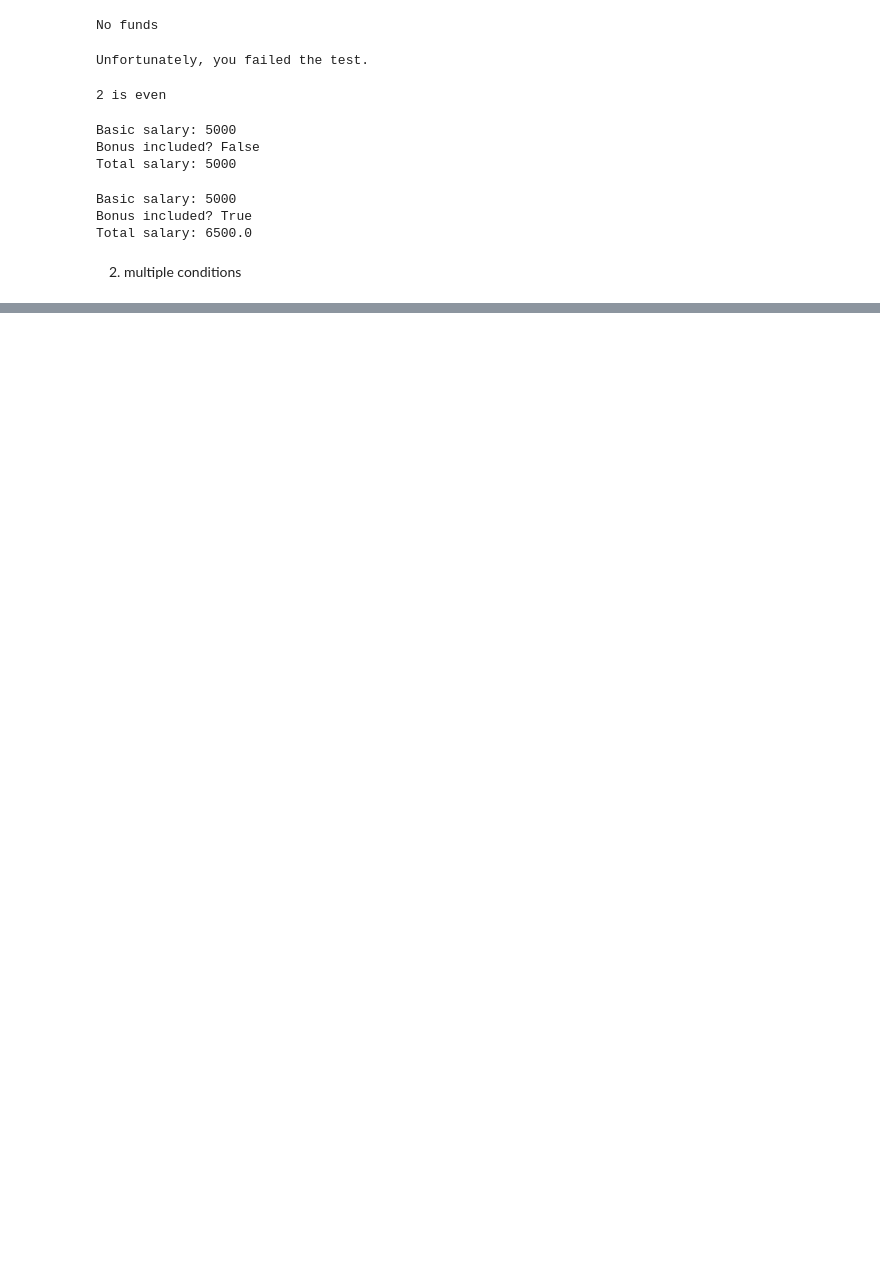
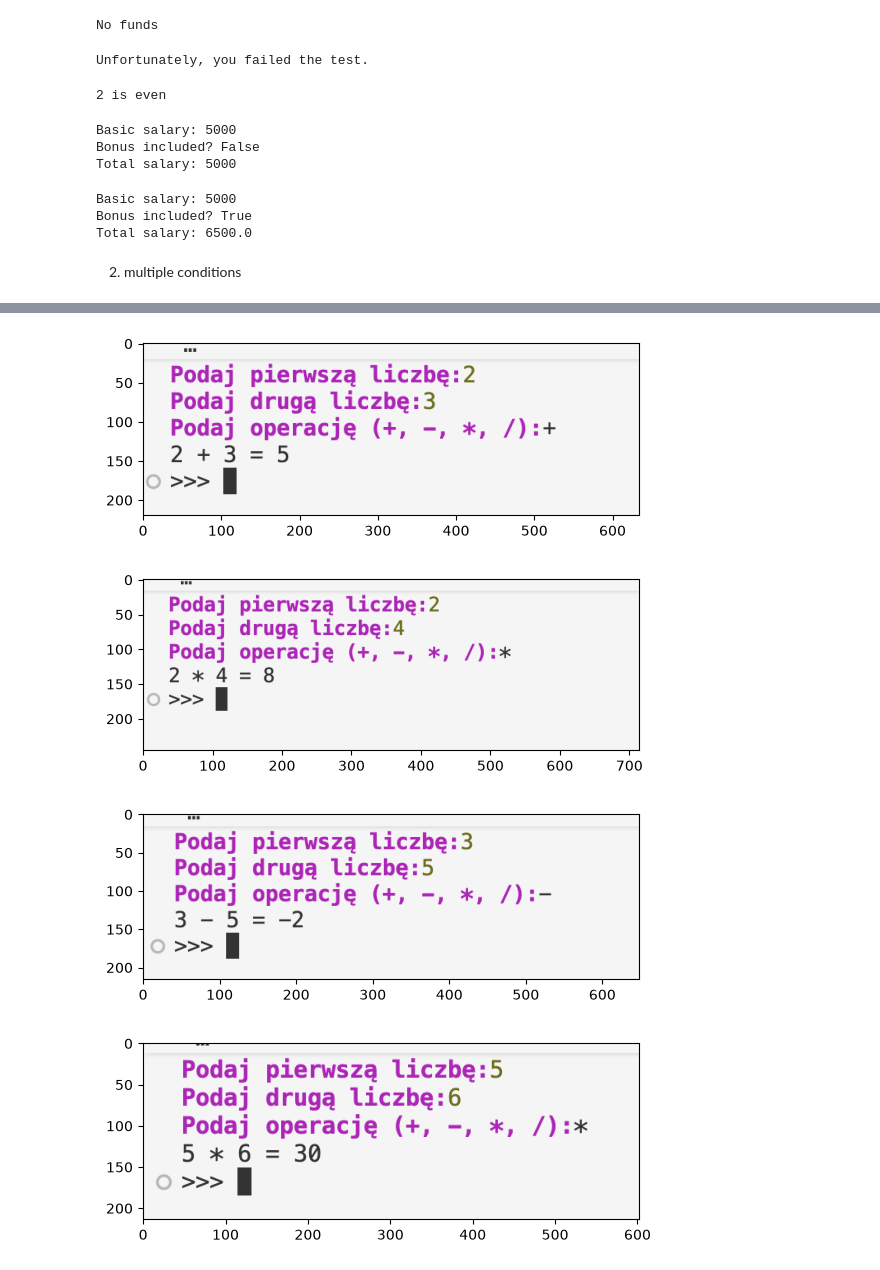
Before and after one commit to magieraem/prg-basics, a Jupyter notebook: 03-ControlStructures/cwiczenia03_191026.ipynb, the cells around one changed output, grey strips where cells are left out. Drawn from its saved outputs; the diff is of its cells as text; code cells hidden in the pictures; blank space fills up the shorter version.

```diff
--- a/03-ControlStructures/cwiczenia03_191026.ipynb
+++ b/03-ControlStructures/cwiczenia03_191026.ipynb
@@ -123,0 +189,15 @@ else:
+# %%
+#4_odp
+imgplot = plt.imshow(mpimg.imread('odp/4_1.png'))
+plt.show()
+imgplot = plt.imshow(mpimg.imread('odp/4_2.png'))
+plt.show()
+imgplot = plt.imshow(mpimg.imread('odp/4_3.png'))
+plt.show()
+imgplot = plt.imshow(mpimg.imread('odp/4_4.png'))
+plt.show()
+# %% [output]
+[figure, added]
+[figure, added]
+[figure, added]
+[figure, added]
```
Also changed, not shown: parts of 11 cells of this notebook, 4 other files.
